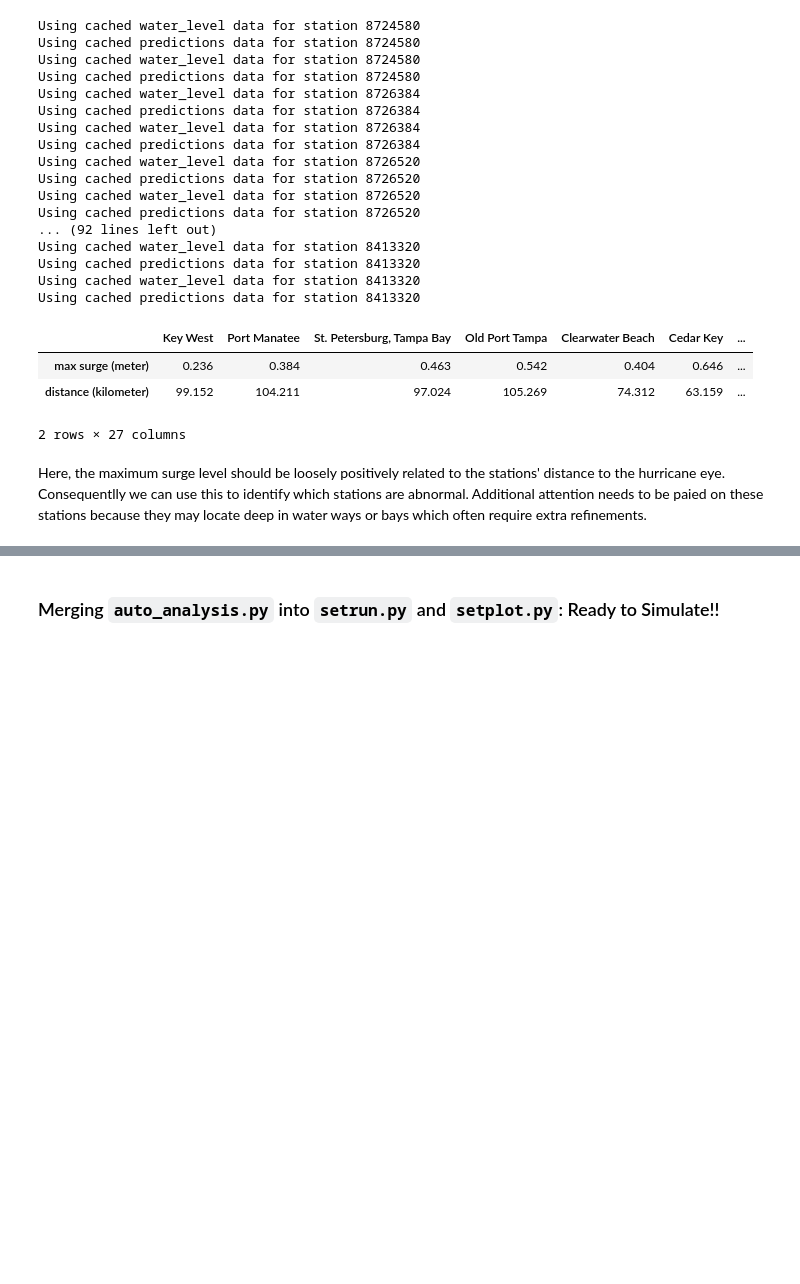
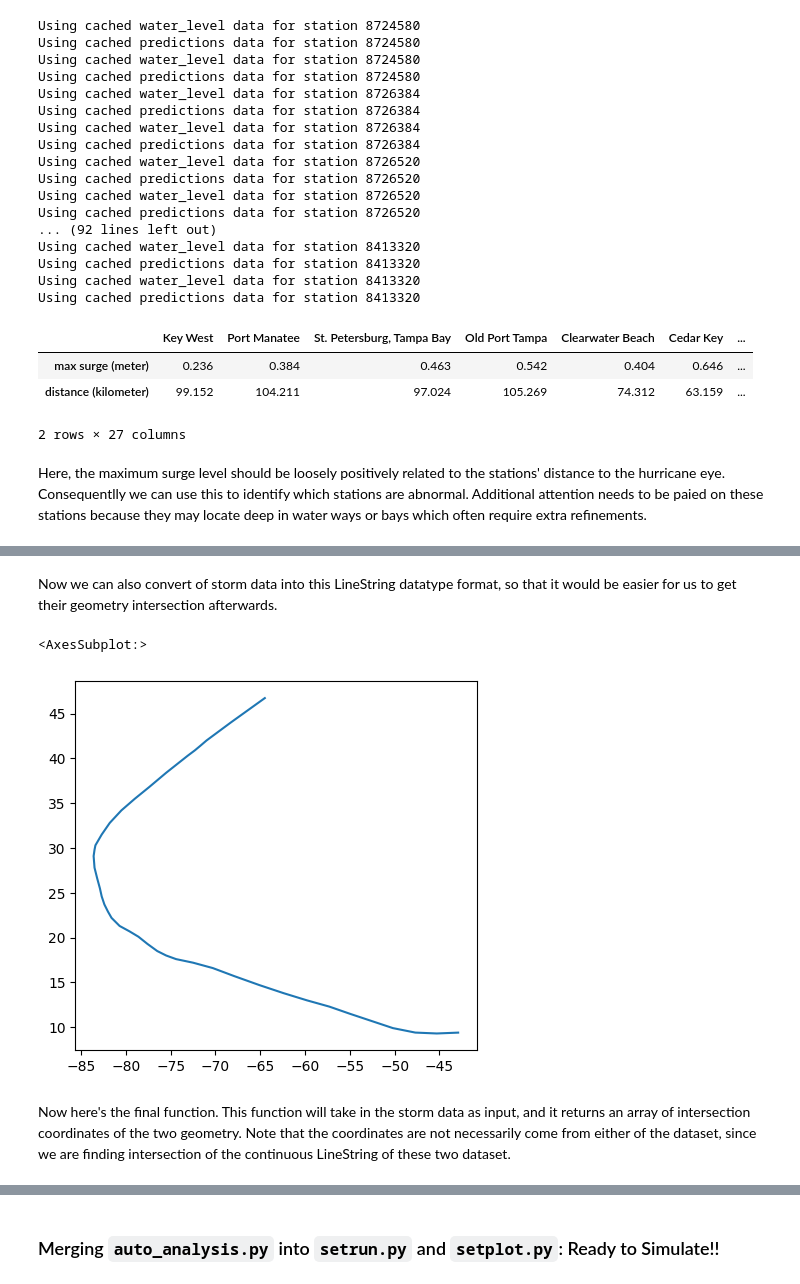
Before and after one commit to mandli/surge-examples, a Jupyter notebook: auto_workflow/auto_analysis_notebook.ipynb, the cells around one changed output, grey strips where cells are left out. Saved outputs shown, nothing was run; the diff lists cells and outputs as text; code cells hidden in the pictures; blank space fills up the shorter version.

```diff
--- a/auto_workflow/auto_analysis_notebook.ipynb
+++ b/auto_workflow/auto_analysis_notebook.ipynb
@@ -339,0 +390,32 @@ Here, the maximum surge level should be loosely positively related to the statio
+# %% [markdown]
+Now we can also convert of storm data into this LineString datatype format, so that it would be easier for us to get their geometry intersection afterwards.
+# %%
+def generate_storm_data(number):
+    """
+    @param: storm number
+    @return: storm specific data, data in Pandas series format
+    """
+    storm = pd.DataFrame(pd.read_csv(str('http://ftp.nhc.noaa.gov/atcf/archive/2021/b'+number+'.dat.gz'),
+            sep=':', header=None,))
+    storm = storm[0].str.split(',')
+    return storm
+# Here we use the same exmaple as before
+storm = generate_storm_data('al052021')
+location = []
+for i in range(len(storm)):
+    lat_raw = re.findall(r'\d+',storm[i][6])
+    lon_raw = re.findall(r'\d+',storm[i][7])
+    lat = float(int(lat_raw[0])/10)
+    lon = float(int(lon_raw[0])/10)
+    location.append((-lon, lat))
+# We can then convert this array into LineString
+linestring = LineString(location)
+# Create a GeoDataFrame with the LineString as its geometry
+gdf2 = geopandas.GeoDataFrame({"id": [1]}, geometry=[linestring])
+# Visualize this
+gdf2.plot()
+# %% [output]
+<AxesSubplot:>
+[figure, added]
+# %% [markdown]
+Now here's the final function. This function will take in the storm data as input, and it returns an array of intersection coordinates of the two geometry. Note that the coordinates are not necessarily come from either of the dataset, since we are finding intersection of the continuous LineString of these two dataset.
```
Also changed, not shown: parts of 10 cells of this notebook, 2 other files.
